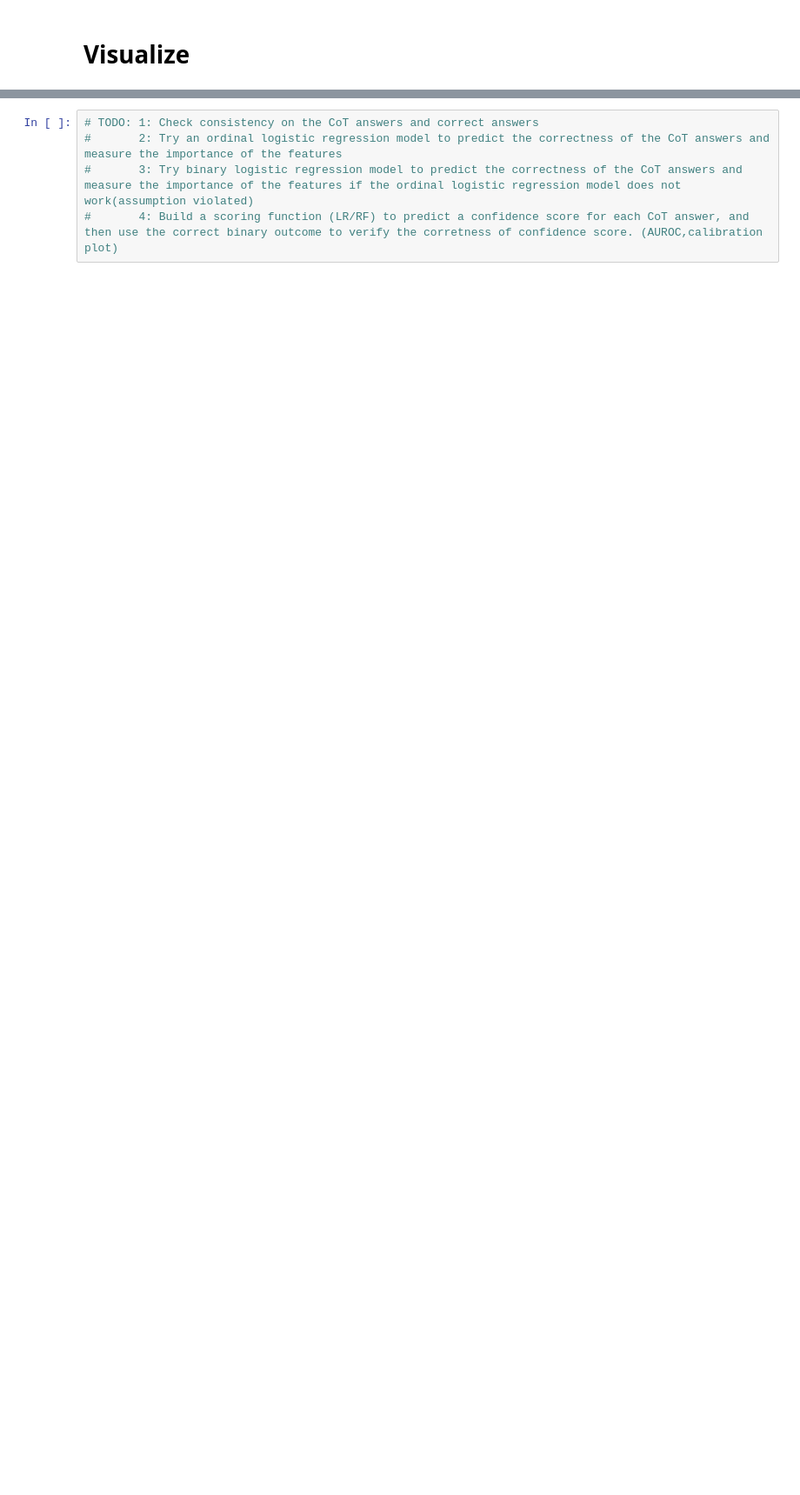
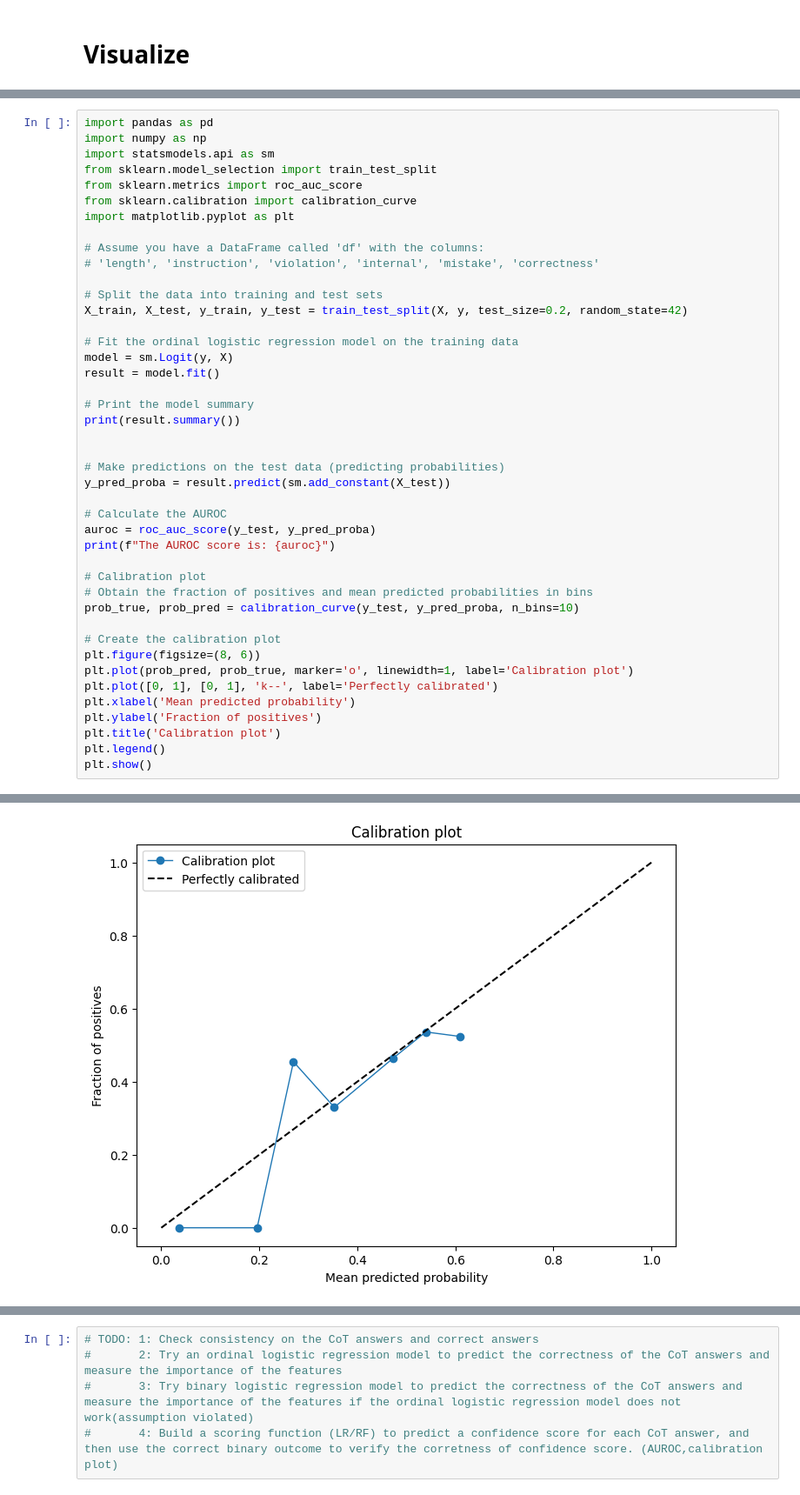
Before and after one commit to wan19990901/SC_conf, a Jupyter notebook: src/stats.ipynb, the cells around one changed output, grey strips where cells are left out. Shown at 87% size. Drawn from its saved outputs; the diff is of its cells as text; blank space fills up the shorter version.

```diff
--- a/src/stats.ipynb
+++ b/src/stats.ipynb
@@ -211,0 +140,44 @@ df_final
+# %%
+import pandas as pd
+import numpy as np
+import statsmodels.api as sm
+from sklearn.model_selection import train_test_split
+from sklearn.metrics import roc_auc_score
+from sklearn.calibration import calibration_curve
+import matplotlib.pyplot as plt
+
+# Assume you have a DataFrame called 'df' with the columns:
+# 'length', 'instruction', 'violation', 'internal', 'mistake', 'correctness'
+
+# Split the data into training and test sets
+X_train, X_test, y_train, y_test = train_test_split(X, y, test_size=0.2, random_state=42)
+
+# Fit the ordinal logistic regression model on the training data
+model = sm.Logit(y, X)
+result = model.fit()
+
+# Print the model summary
+print(result.summary())
+
+
+# Make predictions on the test data (predicting probabilities)
+y_pred_proba = result.predict(sm.add_constant(X_test))
+
+# Calculate the AUROC
+auroc = roc_auc_score(y_test, y_pred_proba)
+print(f"The AUROC score is: {auroc}")
+
+# Calibration plot
+# Obtain the fraction of positives and mean predicted probabilities in bins
+prob_true, prob_pred = calibration_curve(y_test, y_pred_proba, n_bins=10)
+
+# Create the calibration plot
+plt.figure(figsize=(8, 6))
+plt.plot(prob_pred, prob_true, marker='o', linewidth=1, label='Calibration plot')
+plt.plot([0, 1], [0, 1], 'k--', label='Perfectly calibrated')
+plt.xlabel('Mean predicted probability')
+plt.ylabel('Fraction of positives')
+plt.title('Calibration plot')
+plt.legend()
+plt.show()
+# %% [output]
@@ -211,0 +201 @@ df_final
+[figure, added]
```
Also changed, not shown: parts of 18 cells of this notebook, 3 other files.
